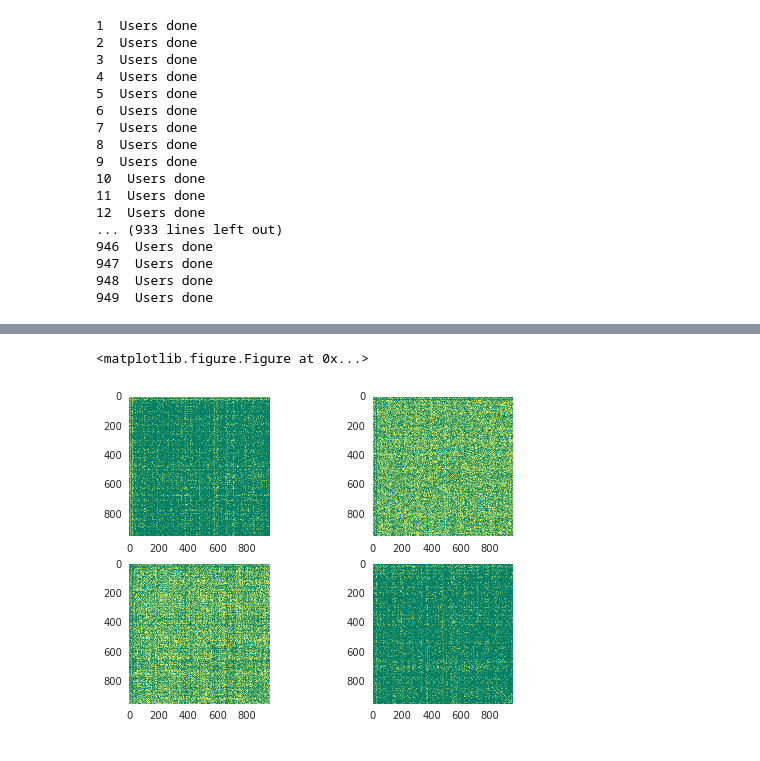
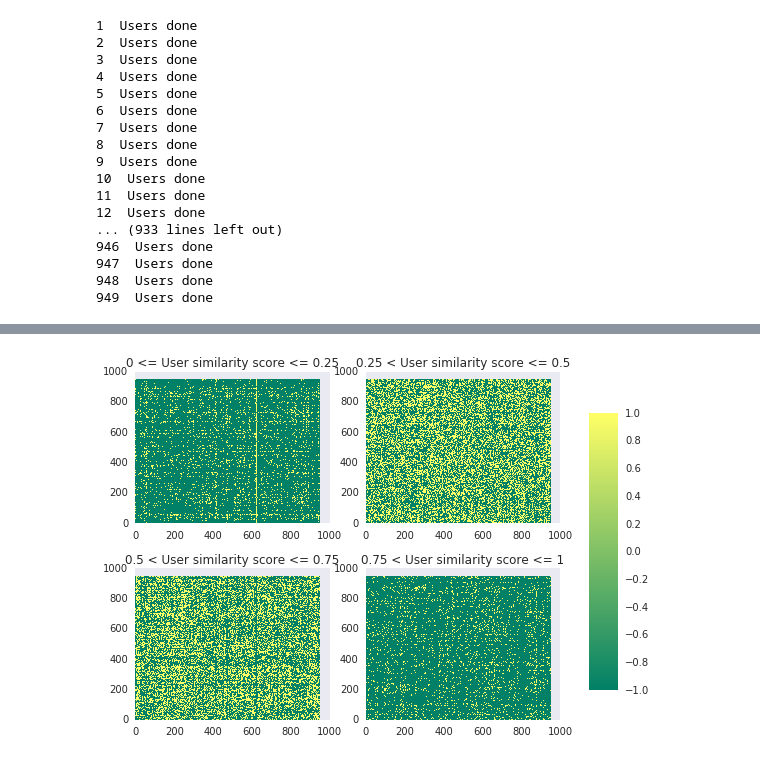
Before and after one commit to syychen/fast_bayesian_graph_recommender, a Jupyter notebook: Code/CSE 291-B Efficient Bayesian methods for Graph-based Recommendations.ipynb, the cells around one changed output, grey strips where cells are left out. Saved outputs shown, nothing was run; the diff lists cells and outputs as text; code cells hidden in the pictures.

```diff
--- a/Code/CSE 291-B Efficient Bayesian methods for Graph-based Recommendations.ipynb
+++ b/Code/CSE 291-B Efficient Bayesian methods for Graph-based Recommendations.ipynb
@@ -1058,22 +1057,38 @@ for i in xrange(1601):
             pruned_user_similarity[3, user_index_map[i], user_index_map[j]] = 1
         else:
             pruned_user_similarity[3, user_index_map[i], user_index_map[j]] = -1
-# %%
-fig, ax = plt.subplots(nrows=2, ncols=2)
-
-count = 0
-
-for row in ax:
-    for col in row:
-        col.imshow(pruned_user_similarity[count], cmap='summer', interpolation='bicubic')
-        col.grid(False)
-        count += 1
-
-plt.show()
-plt.savefig('user_similarity.png')
-# %% [output]
-<matplotlib.figure.Figure at 0x...>
-[figure, removed]
+# %%
+fig, ax = plt.subplots(nrows=2, ncols=2)
+
+fig.tight_layout()
+fig.subplots_adjust(hspace=.3)
+count = 0
+
+plt.title('Heat map of user similarity matrix')
+
+for row in ax:
+    for col in row:
+        heatmap = col.pcolor(pruned_user_similarity[count], cmap='summer')
+        col.grid(False)
+        if count == 0:
+            col.set_title('0 <= User similarity score <= 0.25')
+        elif count == 1:
+            col.set_title('0.25 < User similarity score <= 0.5')
+        elif count == 2:
+            col.set_title('0.5 < User similarity score <= 0.75')
+        else:
+            col.set_title('0.75 < User similarity score <= 1')
+        count += 1
+
+
+fig.subplots_adjust(right=0.8)
+cbar_ax = fig.add_axes([0.85, 0.15, 0.05, 0.7])
+fig.colorbar(heatmap, cax=cbar_ax)
+
+plt.show()
+fig.savefig('user_similarity.png')
+# %% [output]
+[figure, added]
 # %%
 item_index_map = {}
 rowsums = item_similarity.sum(axis=0)
```
Also changed, not shown: parts of 4 cells of this notebook.
